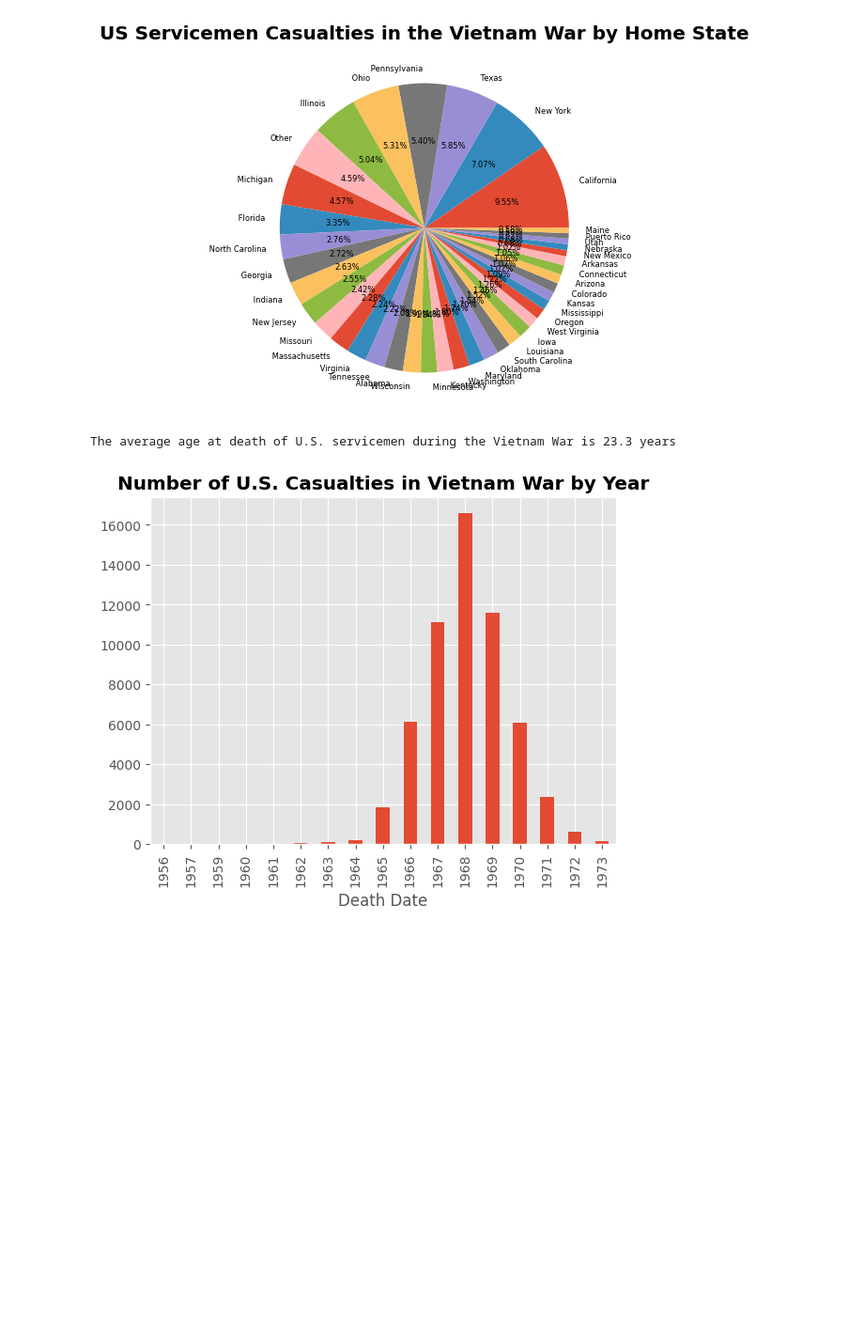
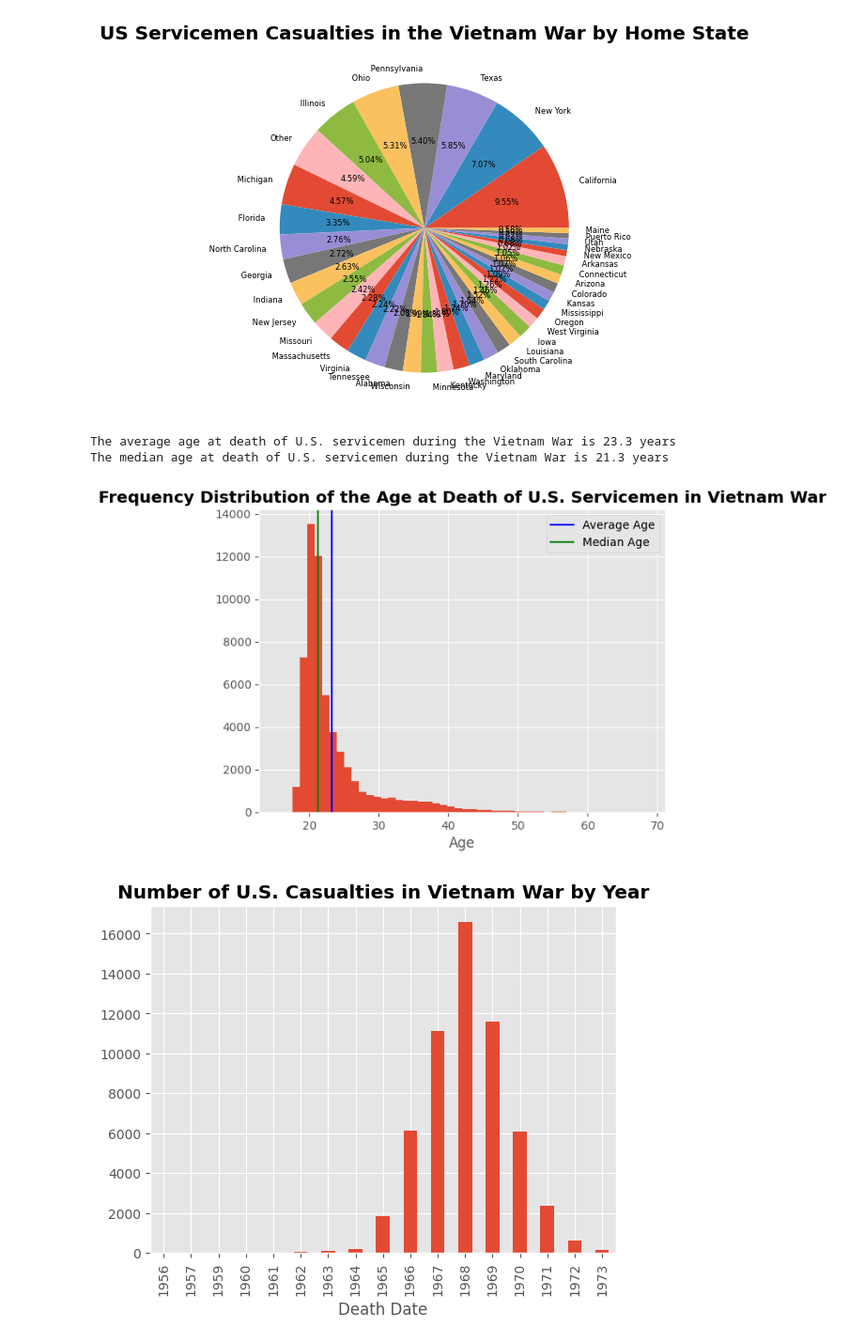
Before and after one commit to beridzeg45/Exploratory-Data-Analysis-with-Python, a Jupyter notebook: Vietnam War Casualties.ipynb, the cells around one changed output. Shown at 94% size. Cells and saved outputs as stored; diff of their text form; code cells hidden in the pictures; blank space fills up the shorter version.

```diff
--- a/Vietnam War Casualties.ipynb
+++ b/Vietnam War Casualties.ipynb
@@ -402,10 +434,23 @@ birth=pd.to_datetime(birth,errors='coerce')
 death=pd.to_datetime(death,errors='coerce')
 
 df['Age']=(death - birth).dt.days / 365
-death_age=round(df['Age'].mean(),1)
-print(f"The average age at death of U.S. servicemen during the Vietnam War is {death_age} years")
+avg_death_age=round(df['Age'].mean(),1)
+print(f"The average age at death of U.S. servicemen during the Vietnam War is {avg_death_age} years")
+median_death_age=round(df['Age'].median(),1)
+print(f"The median age at death of U.S. servicemen during the Vietnam War is {median_death_age} years")
 # %% [output]
 The average age at death of U.S. servicemen during the Vietnam War is 23.3 years
+The median age at death of U.S. servicemen during the Vietnam War is 21.3 years
+# %%
+df['Age'].hist(bins=50)
+plt.axvline(avg_death_age, label='Average Age', color='blue')
+plt.axvline(median_death_age, label='Median Age', color='green')
+plt.title('Frequency Distribution of the Age at Death of U.S. Servicemen in Vietnam War', fontweight='bold')
+plt.legend()
+plt.xlabel('Age')
+plt.show()
+# %% [output]
+[figure, added]
 # %%
 df['Death Date']=death
 filtered=df[df['Death Date']<="1974-01-01"]
```
Also changed, not shown: parts of 2 cells of this notebook.
